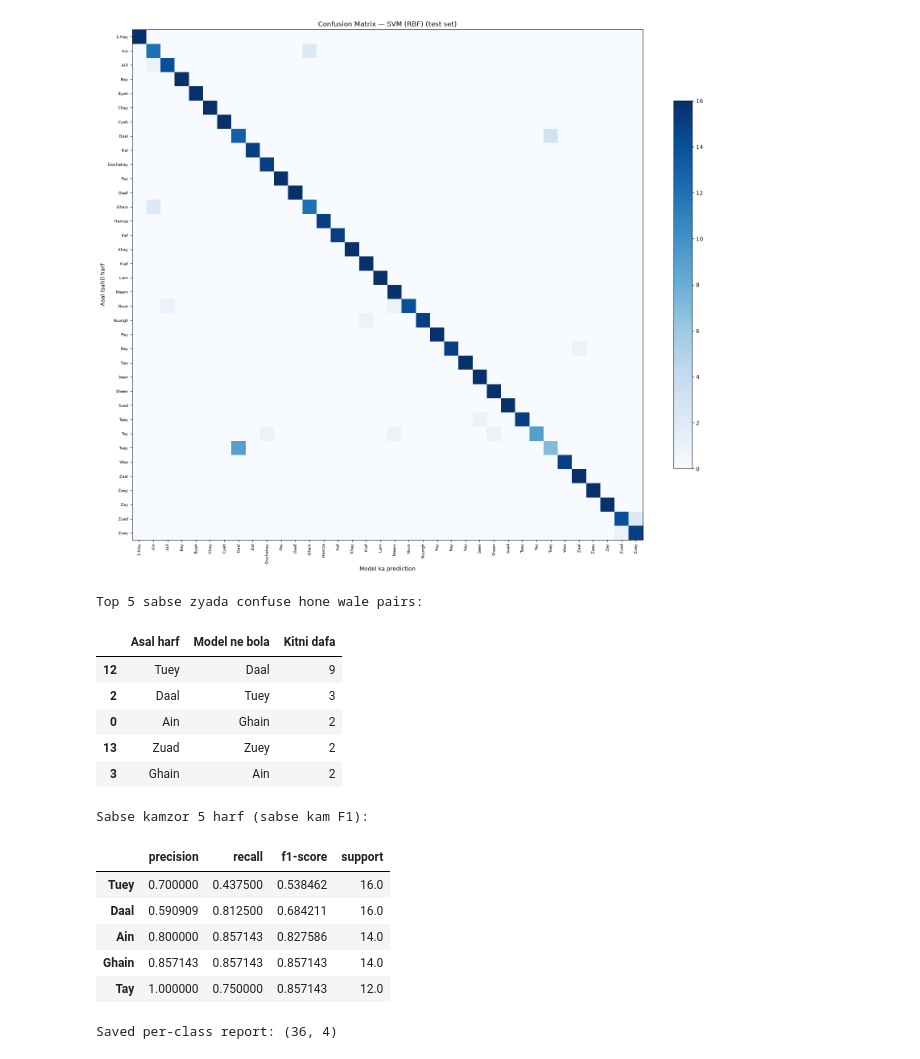
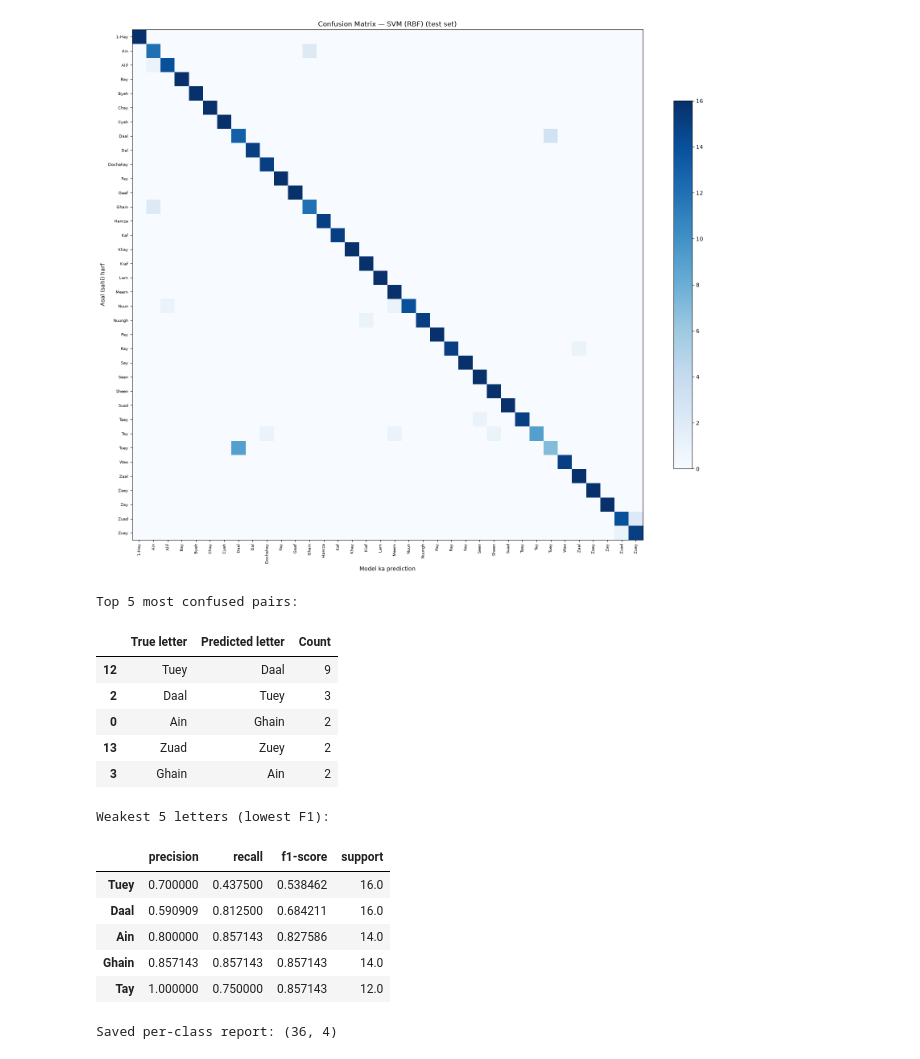
Before and after one commit to aftab-soomro/psl-translator, a Jupyter notebook: notebooks/06_evaluation.ipynb, the cells around one changed output. Cells and saved outputs as stored; diff of their text form; code cells hidden in the pictures.

```diff
--- a/notebooks/06_evaluation.ipynb
+++ b/notebooks/06_evaluation.ipynb
@@ -143,22 +143,22 @@ cm_df.to_csv("../results/confusion_matrix.csv")
 # %%
 confusions = []
 
 for i, true_label in enumerate(labels_sorted):
     for j, pred_label in enumerate(labels_sorted):
-        if i != j and cm[i, j] > 0:  # diagonal chhod kar, sirf jahan galti hui
+        if i != j and cm[i, j] > 0:  # skip the diagonal, only where a mistake happened
             confusions.append({
-                "Asal harf": true_label,
-                "Model ne bola": pred_label,
-                "Kitni dafa": cm[i, j]
+                "True letter": true_label,
+                "Predicted letter": pred_label,
+                "Count": cm[i, j]
             })
 
-confusions_df = pd.DataFrame(confusions).sort_values("Kitni dafa", ascending=False)
+confusions_df = pd.DataFrame(confusions).sort_values("Count", ascending=False)
 
-print("Top 5 sabse zyada confuse hone wale pairs:")
+print("Top 5 most confused pairs:")
 confusions_df.head(5)
 # %% [output]
-Top 5 sabse zyada confuse hone wale pairs:
+Top 5 most confused pairs:
-|  | Asal harf | Model ne bola | Kitni dafa |
+|  | True letter | Predicted letter | Count |
 | 12 | Tuey | Daal | 9 |
 | 2 | Daal | Tuey | 3 |
 | 0 | Ain | Ghain | 2 |
@@ -169,14 +169,14 @@ from sklearn.metrics import classification_report
 
 report_dict = classification_report(y_test, best_preds, output_dict=True, zero_division=0)
 
-per_class_df = pd.DataFrame(report_dict).T  # .T = rows/columns ulta karna, taake harf rows bane
+per_class_df = pd.DataFrame(report_dict).T  # .T = swap rows/columns, so the letters become rows
 per_class_df = per_class_df.drop(["accuracy", "macro avg", "weighted avg"], errors="ignore")
 per_class_df = per_class_df.sort_values("f1-score")
 
-print("Sabse kamzor 5 harf (sabse kam F1):")
+print("Weakest 5 letters (lowest F1):")
 per_class_df.head(5)
 # %% [output]
-Sabse kamzor 5 harf (sabse kam F1):
+Weakest 5 letters (lowest F1):
 |  | precision | recall | f1-score | support |
 | Tuey | 0.700000 | 0.437500 | 0.538462 | 16.0 |
 | Daal | 0.590909 | 0.812500 | 0.684211 | 16.0 |
```
Also changed, not shown: parts of 2 cells of this notebook, 18 other files.
